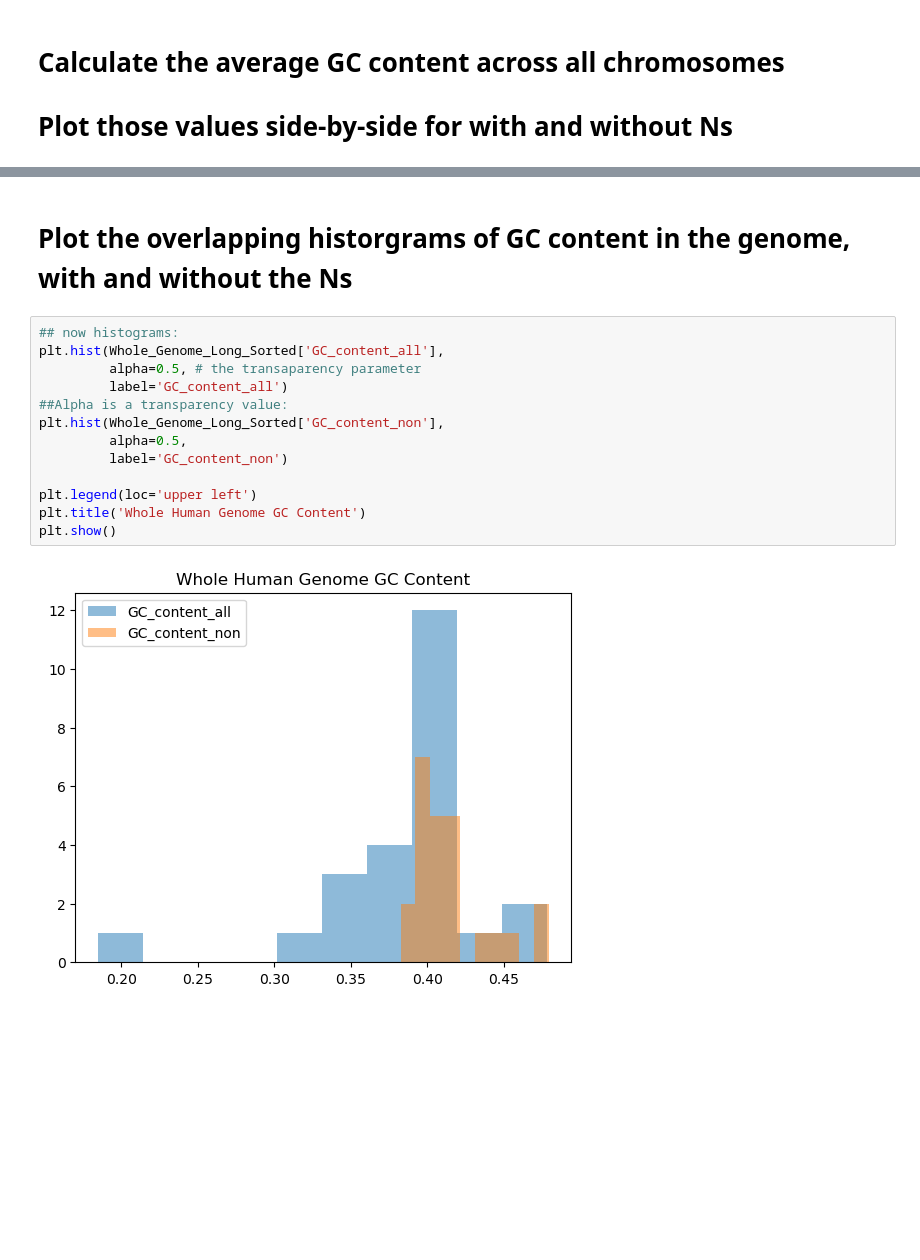
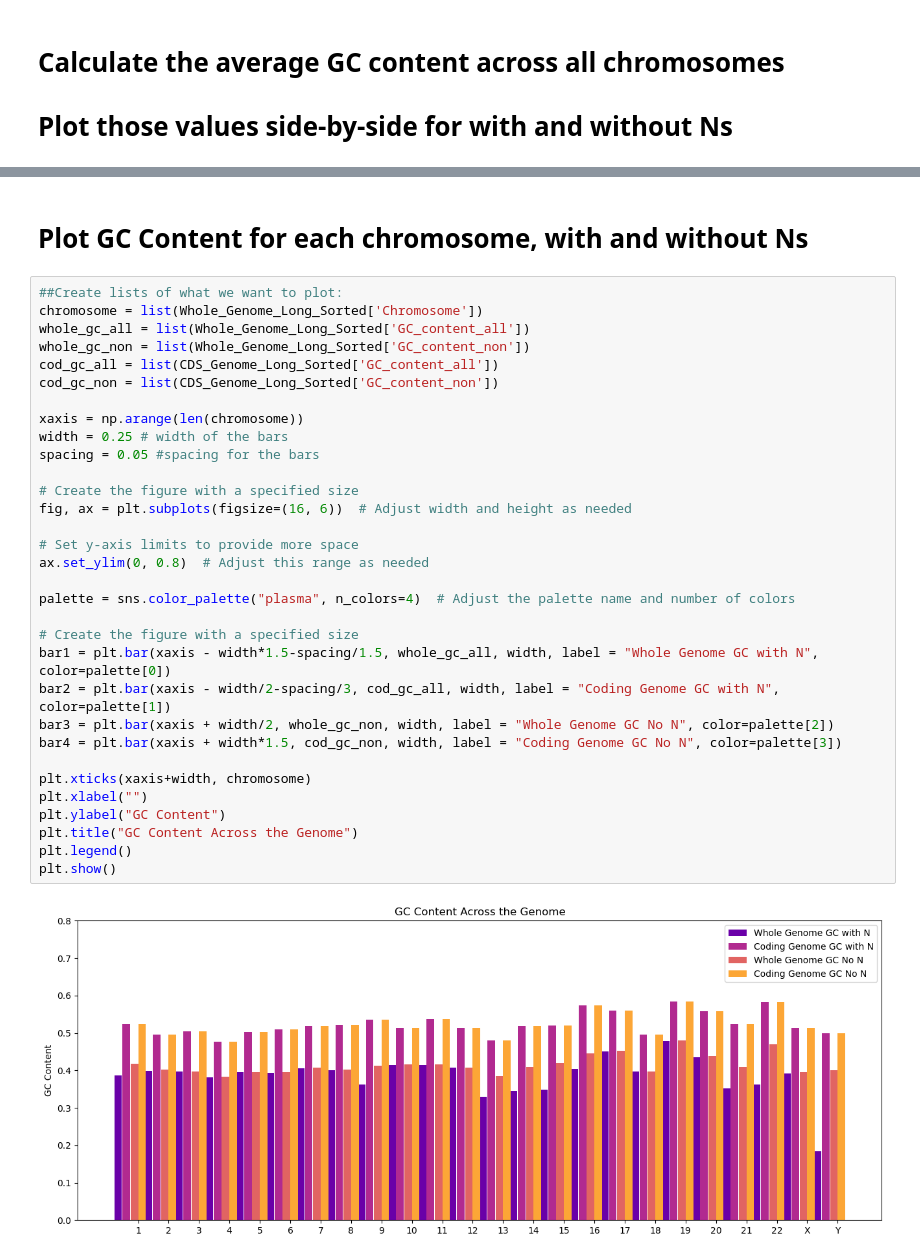
Before and after one commit to millce-cm/pfb2024_group_project_GC, a Jupyter notebook: Figures.ipynb, the cells around one changed output, grey strips where cells are left out. Saved outputs shown, nothing was run; the diff lists cells and outputs as text; blank space fills up the shorter version.

```diff
--- a/Figures.ipynb
+++ b/Figures.ipynb
@@ -219,17 +208,36 @@ plt.show()
-# %% [markdown]
-# Plot the overlapping historgrams of GC content in the genome, with and without the Ns
-# %%
-## now histograms:
-plt.hist(Whole_Genome_Long_Sorted['GC_content_all'],
-         alpha=0.5, # the transaparency parameter
-         label='GC_content_all')
-##Alpha is a transparency value:
-plt.hist(Whole_Genome_Long_Sorted['GC_content_non'],
-         alpha=0.5,
-         label='GC_content_non')
-
-plt.legend(loc='upper left')
-plt.title('Whole Human Genome GC Content')
-plt.show()
-# %% [output]
-[figure, removed]
+# %% [markdown]
+# Plot GC Content for each chromosome, with and without Ns
+# %%
+##Create lists of what we want to plot:
+chromosome = list(Whole_Genome_Long_Sorted['Chromosome'])
+whole_gc_all = list(Whole_Genome_Long_Sorted['GC_content_all'])
+whole_gc_non = list(Whole_Genome_Long_Sorted['GC_content_non'])
+cod_gc_all = list(CDS_Genome_Long_Sorted['GC_content_all'])
+cod_gc_non = list(CDS_Genome_Long_Sorted['GC_content_non'])
+
+xaxis = np.arange(len(chromosome))
+width = 0.25 # width of the bars
+spacing = 0.05 #spacing for the bars
+
+# Create the figure with a specified size
+fig, ax = plt.subplots(figsize=(16, 6))  # Adjust width and height as needed
+
+# Set y-axis limits to provide more space
+ax.set_ylim(0, 0.8)  # Adjust this range as needed
+
+palette = sns.color_palette("plasma", n_colors=4)  # Adjust the palette name and number of colors
+
+# Create the figure with a specified size
+bar1 = plt.bar(xaxis - width*1.5-spacing/1.5, whole_gc_all, width, label = "Whole Genome GC with N", color=palette[0])
+bar2 = plt.bar(xaxis - width/2-spacing/3, cod_gc_all, width, label = "Coding Genome GC with N", color=palette[1])
+bar3 = plt.bar(xaxis + width/2, whole_gc_non, width, label = "Whole Genome GC No N", color=palette[2])
+bar4 = plt.bar(xaxis + width*1.5, cod_gc_non, width, label = "Coding Genome GC No N", color=palette[3])
+
+plt.xticks(xaxis+width, chromosome)
+plt.xlabel("")
+plt.ylabel("GC Content")
+plt.title("GC Content Across the Genome")
+plt.legend()
+plt.show()
+# %% [output]
+[figure, added]
```
Also changed, not shown: parts of 24 cells of this notebook.
